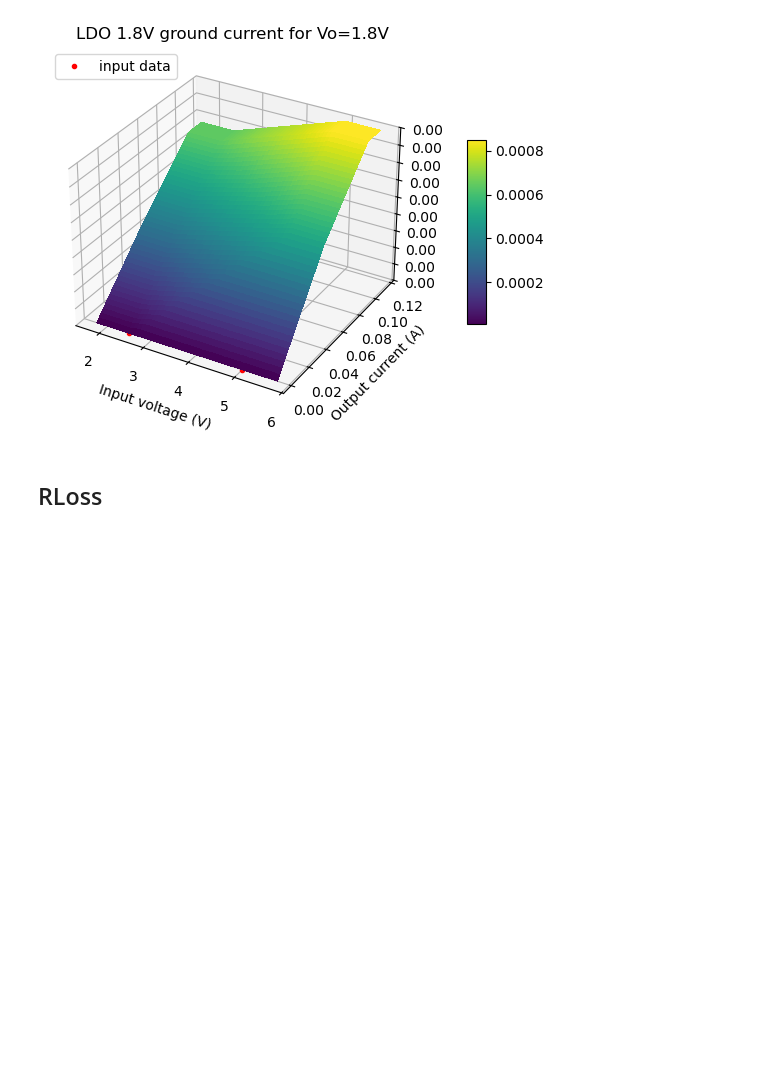
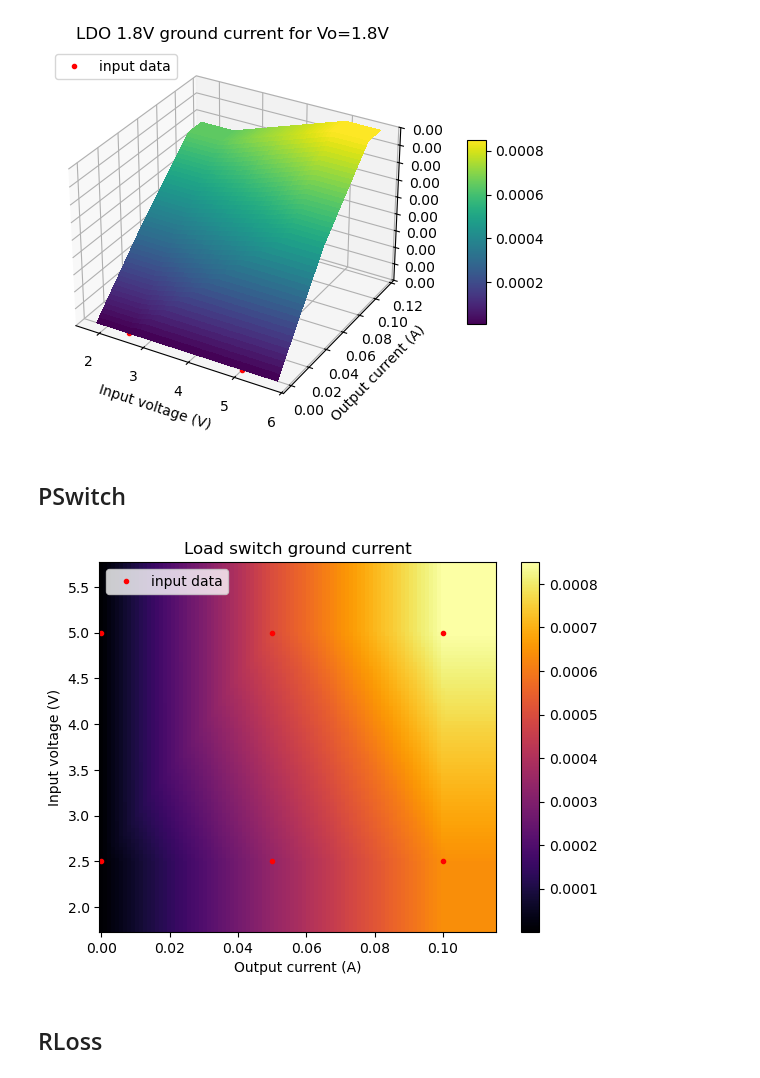
Before and after one commit to geddy11/sysloss, a Jupyter notebook: docs/nb/Component files.ipynb, the cells around one changed output. Saved outputs shown, nothing was run; the diff lists cells and outputs as text; code cells hidden in the pictures; blank space fills up the shorter version.

```diff
--- a/docs/nb/Component files.ipynb
+++ b/docs/nb/Component files.ipynb
@@ -137,6 +137,45 @@ sys.add_comp("My source", comp=LinReg.from_file("LDO 1.8V", fname="linreg.toml")
 sys.plot_interp("LDO 1.8V", plot3d=True);
 # %% [output]
 [figure]
+# %% [markdown]
+## PSwitch
+# %%
+pswitch_params = """[pswitch]
+rs = 0.1     # series resistance (Ohm), optional
+iis = 1.0e-6 # sleep mode current (A), optional
+rt = 0.0     # thermal resistance (°C/W), optional
+#ig = 1.2e-6 # Ground current (optional)
+# ground current (ig) can optionally be specified as 1D interpolation data:
+#[pswitch.ig]
+#vi = [5.0]
+#io = [0.0, 0.05, 0.1]
+#ig = [[2.0e-6, 0.5e-3, 0.85e-3]]
+# or as 2D interpolation data:
+[pswitch.ig]
+vi = [2.5, 5.0]
+io = [0.0, 0.05, 0.1]
+ig = [[1.2e-6, 0.34e-3, 0.64e-3], [2.0e-6, 0.5e-3, 0.85e-3]]
+
+[limits] # optional, any combination of below parameters can be specificed
+vi = [ 2.7, 24.0]
+vo = [ 0.0, 1000000.0]
+vd = [ 0.3, 100.0]
+ii = [ 0.0, 1000000.0]
+io = [ 0.0, 0.25]
+pi = [ 0.0, 1000000.0]
+po = [ 0.0, 1000000.0]
+pl = [ 0.0, 0.3]
+tr = [ 0.0, 5.75]
+tp = [-40.0, 85.0]
+"""
+
+with open("pswitch.toml", "w") as f:
+    f.write(pswitch_params)
+
+sys.add_comp("My source", comp=PSwitch.from_file("Load switch", fname="pswitch.toml"))
+sys.plot_interp("Load switch", cmap="inferno");
+# %% [output]
+[figure, added]
 # %% [markdown]
 ## RLoss
 # %%
```
Also changed, not shown: parts of 12 cells of this notebook, 9 other files.
